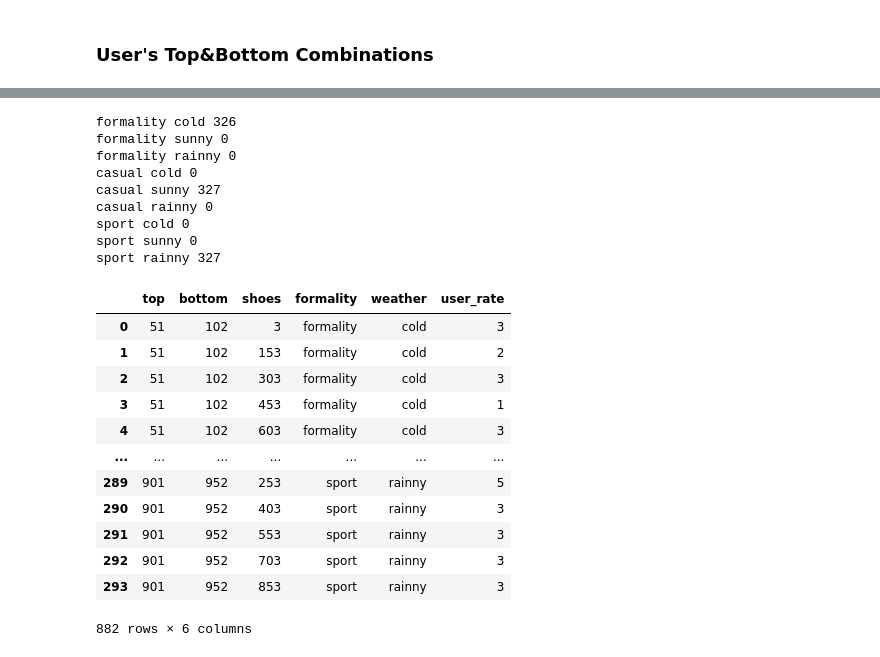
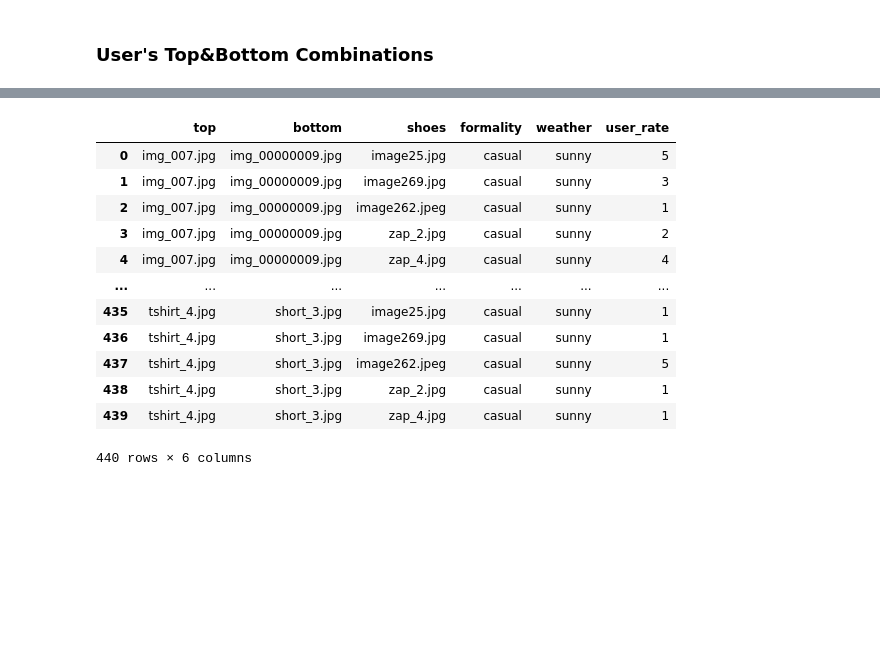
Before and after one commit to JesusTrj/FastFit_AI, a Jupyter notebook: Development/NB_Clothes_Combinatory.ipynb, the cells around one changed output, grey strips where cells are left out. Drawn from its saved outputs; the diff is of its cells as text; code cells hidden in the pictures; blank space fills up the shorter version.

```diff
--- a/Development/NB_Clothes_Combinatory.ipynb
+++ b/Development/NB_Clothes_Combinatory.ipynb
@@ -139,44 +123,33 @@ df.head()
 # %%
 user_id = 1
 user_closet = df[(df["garment_type"]!=4)] #df[(df["id"]==user_id) & (df["id"]==user_id)]
-
 outfit = pd.DataFrame()
 for formality, weather in filters:
     closet_filtered = user_closet[(user_closet["formality"] == formality_dict[formality])&(user_closet["weather"] == weather_dict[weather])]
-    print(formality, weather, len(closet_filtered))
-    top = list(closet_filtered[closet_filtered["garment_type"]== 1]["id"].unique())
-    bottom = list(closet_filtered[closet_filtered["garment_type"]== 2]["id"].unique())
-    shoes = list(closet_filtered[closet_filtered["garment_type"]== 3]["id"].unique())
+    top = list(closet_filtered[closet_filtered["garment_category"]== 1]["img_path"].unique())
+    bottom = list(closet_filtered[closet_filtered["garment_category"]== 2]["img_path"].unique())
+    shoes = list(closet_filtered[closet_filtered["garment_category"]== 3]["img_path"].unique())
     current = pd.DataFrame(list(itertools.product(top, bottom, shoes)), columns=['top', 'bottom', 'shoes'])
     current["formality"] =  formality
     current["weather"] =  weather
     outfit = pd.concat([outfit, current])
 
 outfit['user_rate'] = np.random.choice(list(rate), len(outfit))
 outfit
 # %% [output]
+|  | top | bottom | shoes | formality | weather | user_rate |
+| 0 | img_007.jpg | img_00000009.jpg | image25.jpg | casual | sunny | 5 |
+| 1 | img_007.jpg | img_00000009.jpg | image269.jpg | casual | sunny | 3 |
+| 2 | img_007.jpg | img_00000009.jpg | image262.jpeg | casual | sunny | 1 |
+| 3 | img_007.jpg | img_00000009.jpg | zap_2.jpg | casual | sunny | 2 |
+| 4 | img_007.jpg | img_00000009.jpg | zap_4.jpg | casual | sunny | 4 |
+| ... | ... | ... | ... | ... | ... | ... |
+| 435 | tshirt_4.jpg | short_3.jpg | image25.jpg | casual | sunny | 1 |
+| 436 | tshirt_4.jpg | short_3.jpg | image269.jpg | casual | sunny | 1 |
+| 437 | tshirt_4.jpg | short_3.jpg | image262.jpeg | casual | sunny | 5 |
+| 438 | tshirt_4.jpg | short_3.jpg | zap_2.jpg | casual | sunny | 1 |
+| 439 | tshirt_4.jpg | short_3.jpg | zap_4.jpg | casual | sunny | 1 |
-formality cold 326
-formality sunny 0
-formality rainny 0
-casual cold 0
-casual sunny 327
-casual rainny 0
-sport cold 0
-sport sunny 0
-sport rainny 327
+440 rows × 6 columns
-|  | top | bottom | shoes | formality | weather | user_rate |
-| 0 | 51 | 102 | 3 | formality | cold | 3 |
-| 1 | 51 | 102 | 153 | formality | cold | 2 |
-| 2 | 51 | 102 | 303 | formality | cold | 3 |
-| 3 | 51 | 102 | 453 | formality | cold | 1 |
-| 4 | 51 | 102 | 603 | formality | cold | 3 |
-| ... | ... | ... | ... | ... | ... | ... |
-| 289 | 901 | 952 | 253 | sport | rainny | 5 |
-| 290 | 901 | 952 | 403 | sport | rainny | 3 |
-| 291 | 901 | 952 | 553 | sport | rainny | 3 |
-| 292 | 901 | 952 | 703 | sport | rainny | 3 |
-| 293 | 901 | 952 | 853 | sport | rainny | 3 |
-882 rows × 6 columns
 # %%
 from typing import Tuple
 import uuid
```
Also changed, not shown: parts of 31 cells of this notebook, 3 other files.
